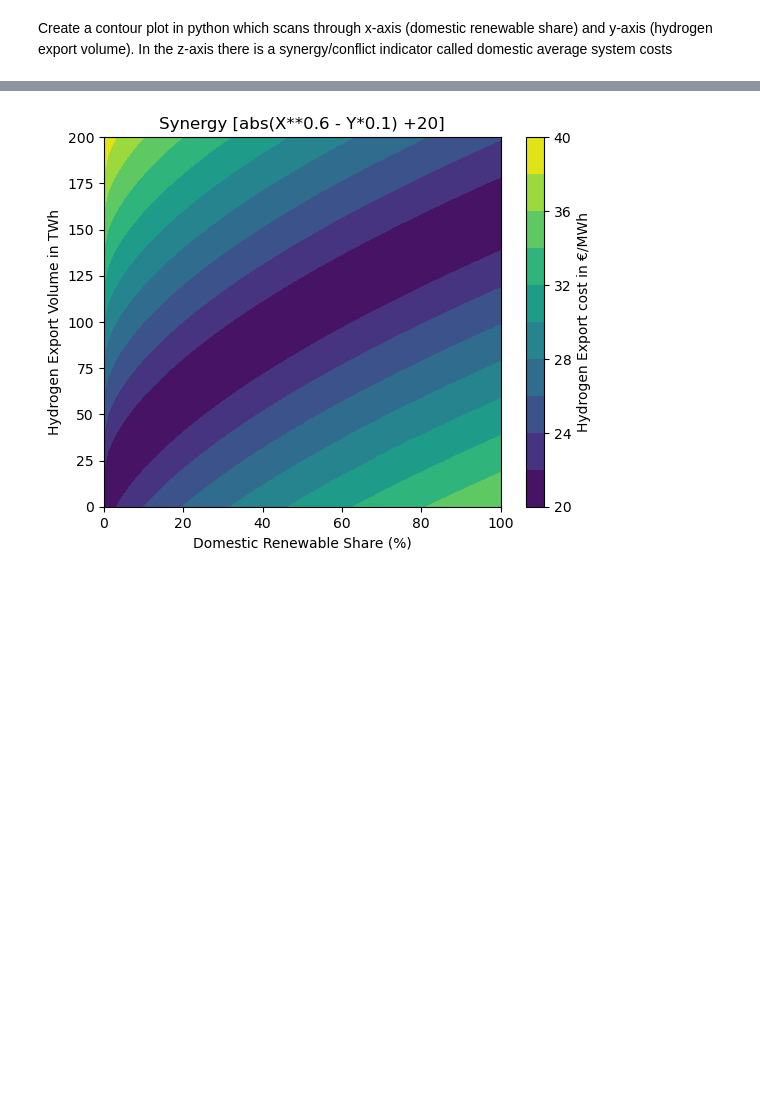
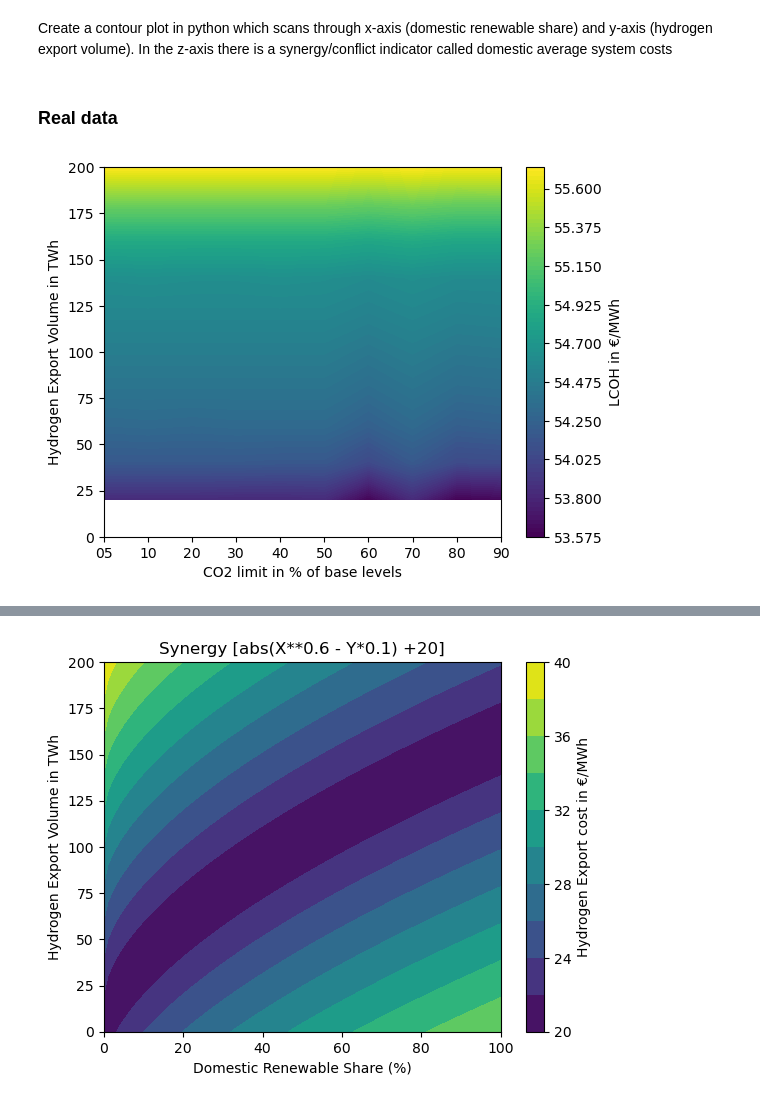
Before and after one commit to energyLS/aldehyde, a Jupyter notebook: workflow/notebooks/ contour_plot.ipynb, the cells around one changed output, grey strips where cells are left out. Saved outputs shown, nothing was run; the diff lists cells and outputs as text; code cells hidden in the pictures; blank space fills up the shorter version.

Commit message:
feat: contour plot model results

```diff
--- a/workflow/notebooks/ contour_plot.ipynb
+++ b/workflow/notebooks/ contour_plot.ipynb
@@ -1,4 +1,6 @@
 # %% [markdown]
 Create a contour plot in python which scans through x-axis (domestic renewable share) and y-axis (hydrogen export volume).  In the z-axis there is a synergy/conflict indicator called domestic average system costs
 # %%
-OUTPUT='/mnt/c/Users/scl38887/Documents/git/aldehyde/results/graphics/first_results/'
+OUTPUT='/mnt/c/Users/scl38887/Documents/git/aldehyde/results/graphics/integrated_comp/'
+# %% [markdown]
+### Real data
@@ -4,0 +11,38 @@ OUTPUT='/mnt/c/Users/scl38887/Documents/git/aldehyde/results/graphics/first_resu
+# %%
+# Get the data
+data = pd.read_csv('/mnt/c/Users/scl38887/Documents/git/aldehyde/results/integrated_comp/stats.csv')
+
+# Prepare the data
+# Extract the Co2L which is in position 5-8
+data["sopts"] = data["sopts"].str[6:8]
+
+#Rescale the cost from euro to B€
+data["cost"] = (data["cost"]/1e9).round(2)
+
+#Round the LCOH to 2 decimals
+data["lcoh"] = data["lcoh"].round(2)
+# %%
+# Shape the data in a way that is suitable for contour plotting
+# First, get the unique values of the two parameters
+y = np.unique(data['h2export'])
+x = np.unique(data['sopts'])
+
+# Then, create a meshgrid of the two parameters
+#X, Y = np.meshgrid(x, y) # Not necessary
+
+# Finally, create a matrix of the cost values for each combination of parameters
+cost = data['cost'].values.reshape(len(x), len(y)).T
+lcoh = data['lcoh'].values.reshape(len(x), len(y)).T
+# %%
+# Plot a contour plot of the data having the y-axis the column "h2export", x-axis the column "sopts", and the z-axis the column "lcoh"
+plt.contourf(x,y,lcoh, levels=100)
+plt.xlabel('CO2 limit in % of base levels')
+plt.ylabel('Hydrogen Export Volume in TWh')
+plt.colorbar().set_label('LCOH in €/MWh')
+
+# Save the plot
+plt.savefig(OUTPUT+'contour_plot_lcoh.pdf', bbox_inches='tight')
+
+plt.show()
+# %% [output]
+[figure, added]
```
Also changed, not shown: parts of 6 cells of this notebook.
